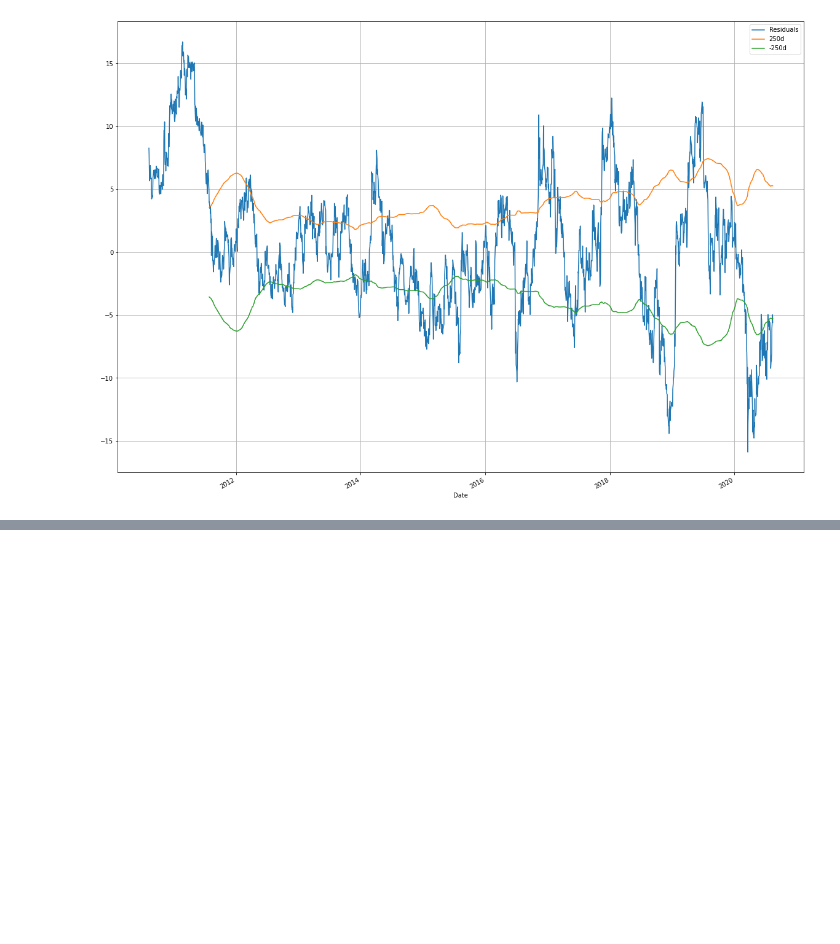
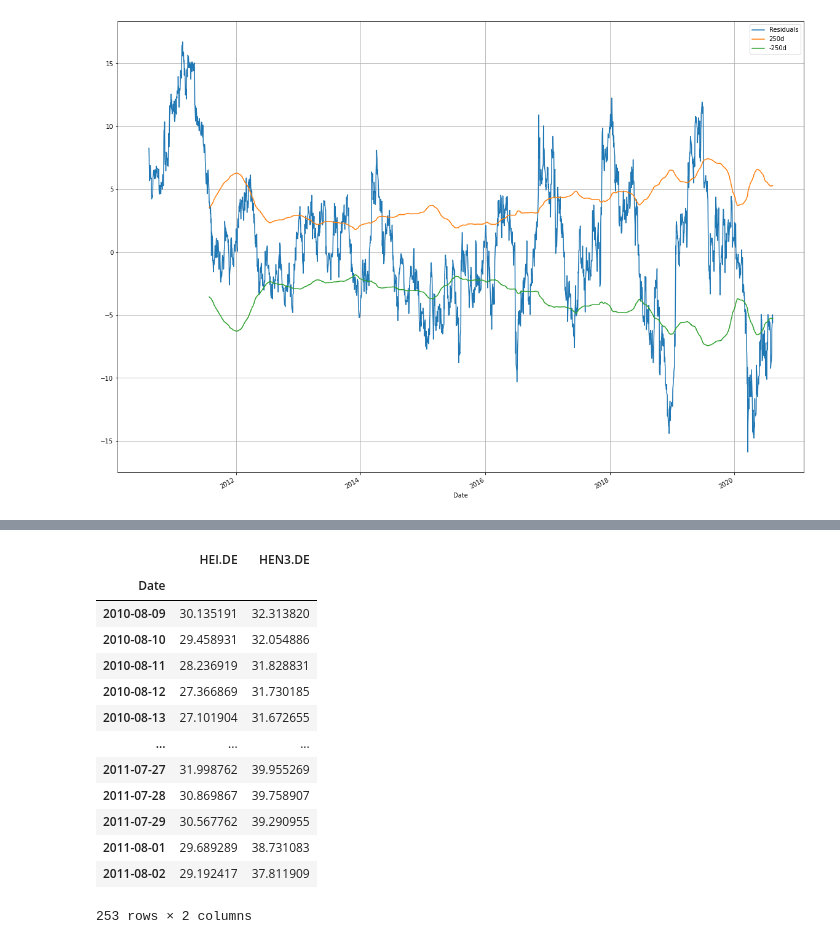
Before and after one commit to JoBe10/DAX-Cointegration, a Jupyter notebook: DAX_Cointegration_v2.ipynb, the cells around one changed output, grey strips where cells are left out. Cells and saved outputs as stored; diff of their text form; code cells hidden in the pictures; blank space fills up the shorter version.

```diff
--- a/DAX_Cointegration_v2.ipynb
+++ b/DAX_Cointegration_v2.ipynb
@@ -397,0 +428,19 @@ hei_hen[['Residuals', '250d', '-250d']].plot(grid=True, figsize=(20,15))
+# %%
+# Create first DataFrame
+hh_1 = hei_hen.iloc[:split_len, :2]
+hh_1
+# %% [output]
+|  | HEI.DE | HEN3.DE |
+| Date |  |  |
+| 2010-08-09 | 30.135191 | 32.313820 |
+| 2010-08-10 | 29.458931 | 32.054886 |
+| 2010-08-11 | 28.236919 | 31.828831 |
+| 2010-08-12 | 27.366869 | 31.730185 |
+| 2010-08-13 | 27.101904 | 31.672655 |
+| ... | ... | ... |
+| 2011-07-27 | 31.998762 | 39.955269 |
+| 2011-07-28 | 30.869867 | 39.758907 |
+| 2011-07-29 | 30.567762 | 39.290955 |
+| 2011-08-01 | 29.689289 | 38.731083 |
+| 2011-08-02 | 29.192417 | 37.811909 |
+253 rows × 2 columns
```
Also changed, not shown: parts of 9 cells of this notebook.
